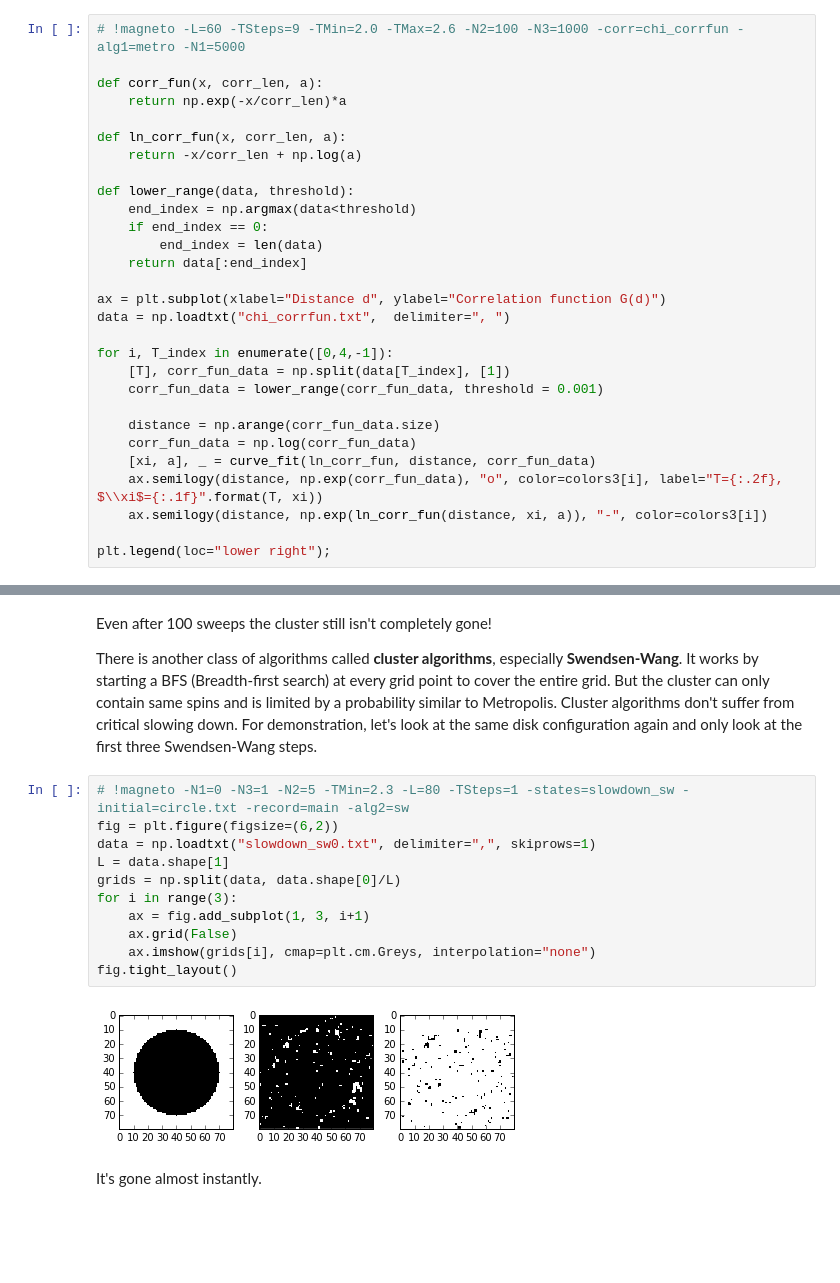
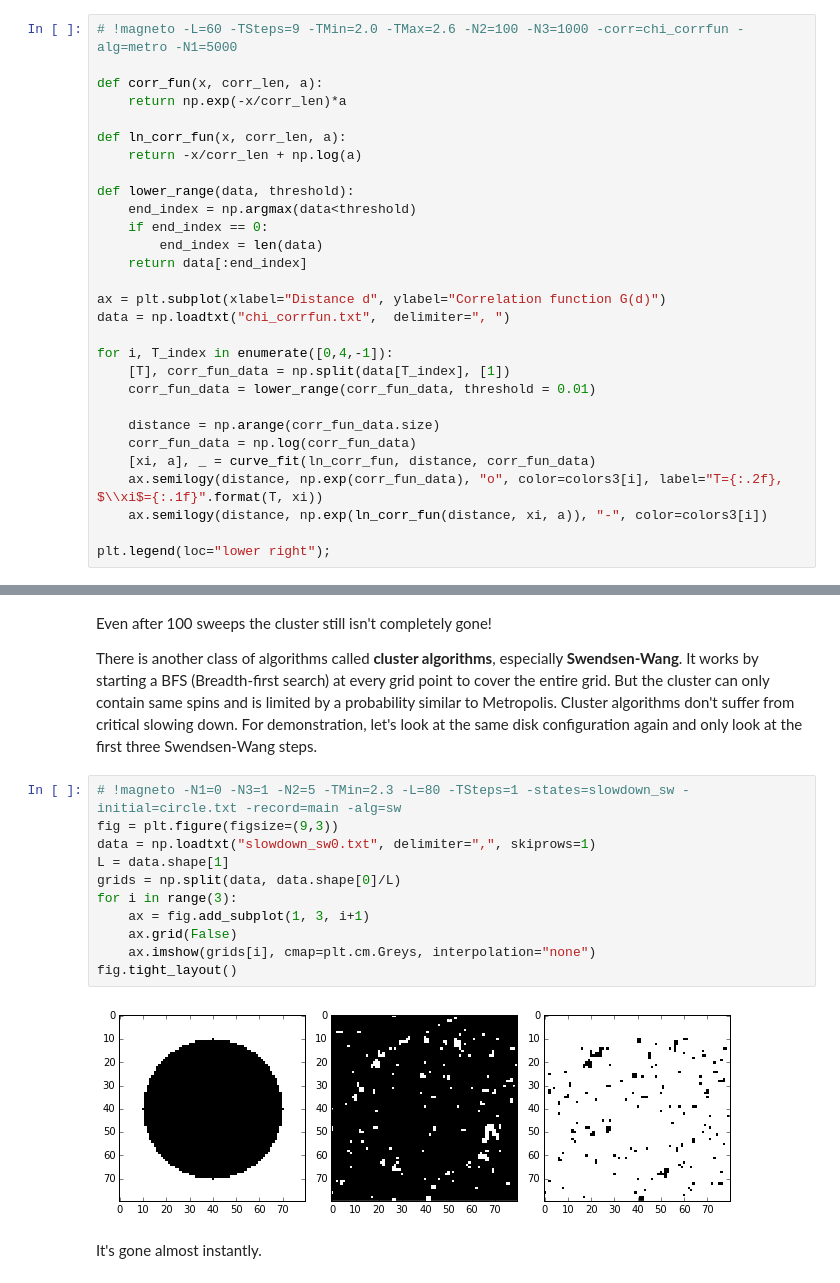
Before and after one commit to s9w/magneto, a Jupyter notebook: physics.ipynb, the cells around one changed output, grey strips where cells are left out. Cells and saved outputs as stored; diff of their text form; blank space fills up the shorter version.

```diff
--- a/physics.ipynb
+++ b/physics.ipynb
@@ -160,7 +161,7 @@ $$G(i,j) = \langle\sigma_i \sigma_j\rangle - \langle\sigma_i\rangle \langle\sigm
 
 We can rewrite that as $G(d)$ with the distance between spins $d=\lvert i-j\rvert$. It's intuitive that the correlation between spins decreases with distance. In fact it's proportional to an exponential function: $G(d)\sim \exp(-\frac d \xi)$. The parameter $\xi$ is called **correlation length** and summarizes the character of the correlation. It can be interpreted as average size of clusters or as typical range of spin fluctuations. Let's look at some correlation functions:
 # %%
-# !magneto -L=60 -TSteps=9 -TMin=2.0 -TMax=2.6 -N2=100 -N3=1000 -corr=chi_corrfun -alg1=metro -N1=5000
+# !magneto -L=60 -TSteps=9 -TMin=2.0 -TMax=2.6 -N2=100 -N3=1000 -corr=chi_corrfun -alg=metro -N1=5000
 
 def corr_fun(x, corr_len, a):
     return np.exp(-x/corr_len)*a
@@ -179,7 +180,7 @@ data = np.loadtxt("chi_corrfun.txt",  delimiter=", ")
 
 for i, T_index in enumerate([0,4,-1]):
     [T], corr_fun_data = np.split(data[T_index], [1])
-    corr_fun_data = lower_range(corr_fun_data, threshold = 0.001)
+    corr_fun_data = lower_range(corr_fun_data, threshold = 0.01)
 
     distance = np.arange(corr_fun_data.size)
     corr_fun_data = np.log(corr_fun_data)
@@ -387,17 +387,17 @@ Even after 100 sweeps the cluster still isn't completely gone!
 
 There is another class of algorithms called **cluster algorithms**, especially **Swendsen-Wang**. It works by starting a BFS (Breadth-first search) at every grid point to cover the entire grid. But the cluster can only contain same spins and is limited by a probability similar to Metropolis. Cluster algorithms don't suffer from critical slowing down. For demonstration, let's look at the same disk configuration again and only look at the first three Swendsen-Wang steps.
 # %%
-# !magneto -N1=0 -N3=1 -N2=5 -TMin=2.3 -L=80 -TSteps=1 -states=slowdown_sw -initial=circle.txt -record=main -alg2=sw
-fig = plt.figure(figsize=(6,2))
+# !magneto -N1=0 -N3=1 -N2=5 -TMin=2.3 -L=80 -TSteps=1 -states=slowdown_sw -initial=circle.txt -record=main -alg=sw
+fig = plt.figure(figsize=(9,3))
 data = np.loadtxt("slowdown_sw0.txt", delimiter=",", skiprows=1)
 L = data.shape[1]
 grids = np.split(data, data.shape[0]/L)
 for i in range(3):
     ax = fig.add_subplot(1, 3, i+1)
     ax.grid(False)
     ax.imshow(grids[i], cmap=plt.cm.Greys, interpolation="none")
 fig.tight_layout()
 # %% [output]
-[figure, old version]
+[figure, new version]
 # %% [markdown]
 It's gone almost instantly.
```
Also changed, not shown: parts of 19 cells of this notebook, 4 other files.
